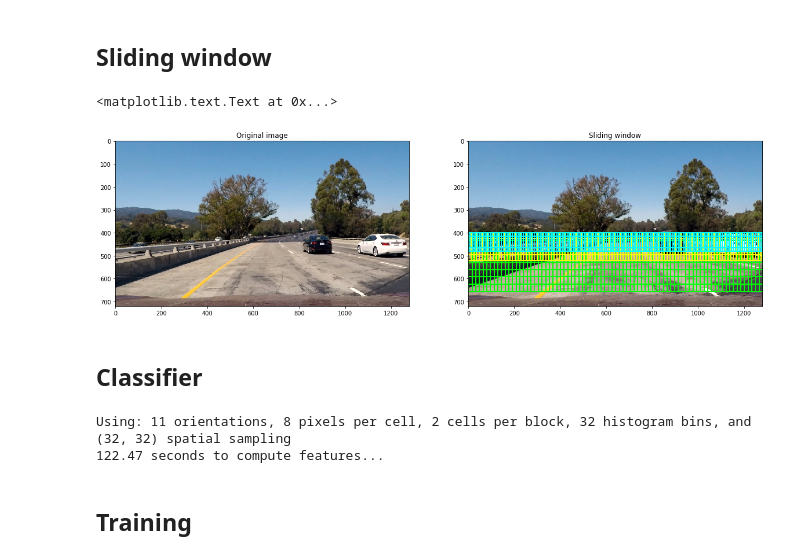
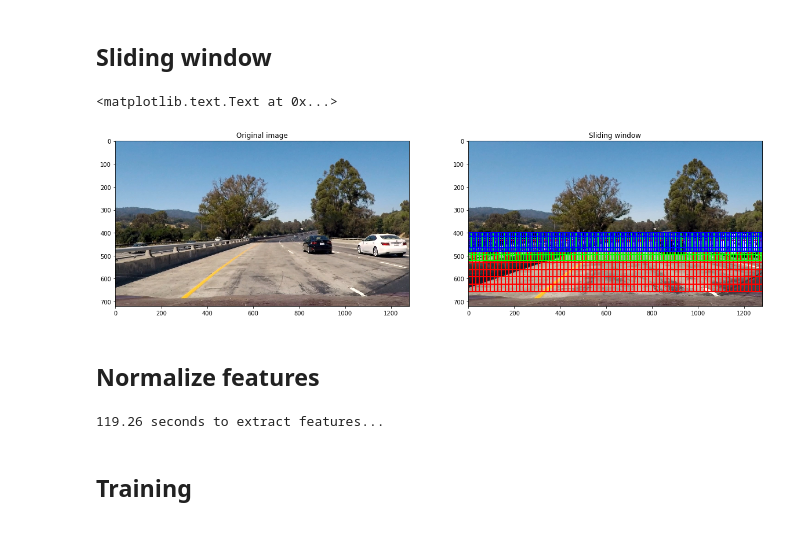
Before and after one commit to istepanov/Udacity-CarND-P5-Vehicle-Detection, a Jupyter notebook: vehicle_detection.ipynb, the cells around one changed output. Drawn from its saved outputs; the diff is of its cells as text; code cells hidden in the pictures.

```diff
--- a/vehicle_detection.ipynb
+++ b/vehicle_detection.ipynb
@@ -24,6 +24,9 @@ from IPython.display import HTML
 ## Helpers
 # %%
 def draw_boxes(img, bboxes, color=(0, 0, 255), thick=6):
+    """
+    Draws a box on an image
+    """
     img = img.copy()
     for (x1, y1), (x2, y2) in bboxes:
         cv2.rectangle(img, (x1, y1), (x2, y2), color, thick)
@@ -205,6 +223,10 @@ def extract_features(img_files, color_space='RGB', spatial_size=(32, 32), hist_b
 ## Sliding window
 # %%
 def slide_window(img, x_start_stop=[None, None], y_start_stop=[None, None], xy_window=(64, 64), xy_overlap=(0.5, 0.5)):
+    """
+    Sliding window implementation
+    """
+
     # If x and/or y start/stop positions not defined, set to image size
     if x_start_stop[0] == None:
         x_start_stop[0] = 0
@@ -243,40 +265,48 @@ def slide_window(img, x_start_stop=[None, None], y_start_stop=[None, None], xy_w
     # Return the list of windows
     return window_list
 # %%
+# sliding window visualization example
+
 test_img = mpimg.imread('test_images/test1.jpg')
 
-# Using scale = 2.0, window = 128x128
+# scale = 2.0, window = 128x128
 windows = slide_window(
     test_img,
     x_start_stop=[None, None],
     y_start_stop=[400, 656],
     xy_window=(128, 128),
     xy_overlap=(0.875, 0.75)
 )
-draw_img = draw_boxes(test_img, windows, color=(0, 255, 0), thick=4)
+draw_img = draw_boxes(test_img, windows, color=(255, 0, 0), thick=4)
 
-# Using scale = 1.5, window = 96x96
+# scale = 1.5, window = 96x96
 windows = slide_window(
     test_img,
     x_start_stop=[None, None],
     y_start_stop=[400, 528],
     xy_window=(96, 96),
     xy_overlap=(0.875, 0.75)
 )
-draw_img = draw_boxes(draw_img, windows, color=(255, 255, 0), thick=4)
+draw_img = draw_boxes(draw_img, windows, color=(0, 255, 0), thick=4)
 
-# Using scale = 1.0, window = 64x64
-windows = slide_window(test_img, x_start_stop=[None, None], y_start_stop=[400, 480], xy_window=(64, 64), xy_overlap=(0.875, 0.75))
-draw_img = draw_boxes(draw_img, windows, color=(0, 255, 255), thick=4)
+# scale = 1.0, window = 64x64
+windows = slide_window(
+    test_img,
+    x_start_stop=[None, None],
+    y_start_stop=[400, 480],
+    xy_window=(64, 64),
+    xy_overlap=(0.875, 0.75)
+)
+draw_img = draw_boxes(draw_img, windows, color=(0, 0, 255), thick=4)
 
 fig, (ax1, ax2) = plt.subplots(1, 2, figsize=(20,10))
 ax1.imshow(test_img)
 ax1.set_title('Original image', fontsize=12)
 ax2.imshow(draw_img)
 ax2.set_title('Sliding window', fontsize=12)
 # %% [output]
 <matplotlib.text.Text at 0x...>
-[figure, old version]
+[figure, new version]
-# %% [markdown]
-## Classifier
+# %% [markdown]
+## Normalize features
 # %%
@@ -328,7 +360,7 @@ def define_classifier(cars, notcars, color_space='RGB', spatial_size=(32, 32), h
 
     return X_scaler, scaled_X, y
 # %%
-X_scaler, scaled_X, y = define_classifier(
+X_scaler, scaled_X, y = normalize_features(
     vehicle_images,
     non_vehicle_images,
     color_space='YCrCb',
@@ -343,8 +375,7 @@ X_scaler, scaled_X, y = define_classifier(
     hog_feat=True
 )
 # %% [output]
-Using: 11 orientations, 8 pixels per cell, 2 cells per block, 32 histogram bins, and (32, 32) spatial sampling
-122.47 seconds to compute features...
+119.26 seconds to extract features...
 # %% [markdown]
 ## Training
 # %%
```
Also changed, not shown: parts of 11 cells of this notebook.
